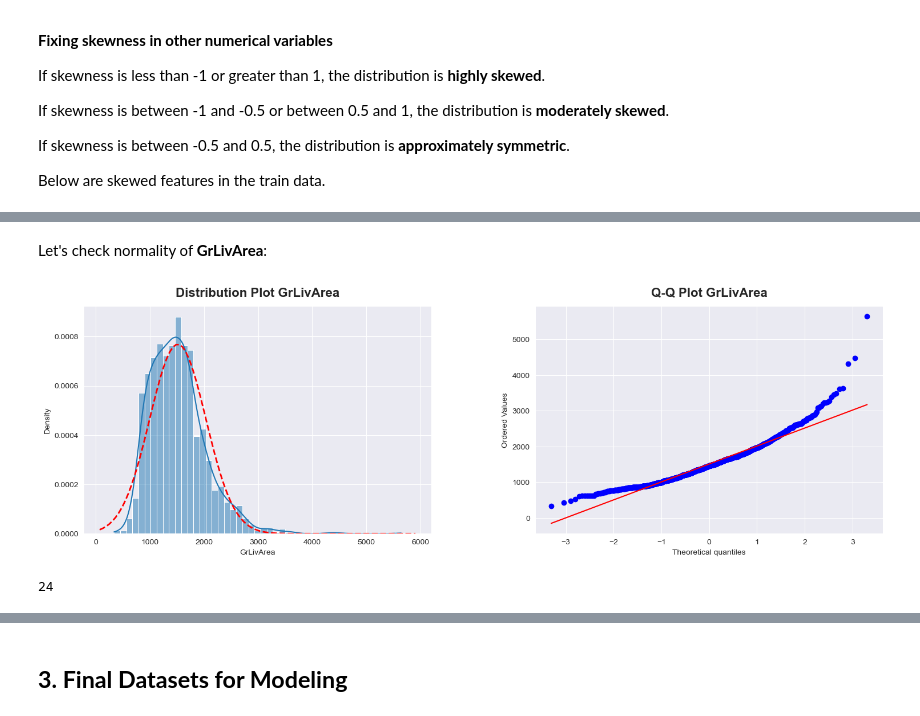
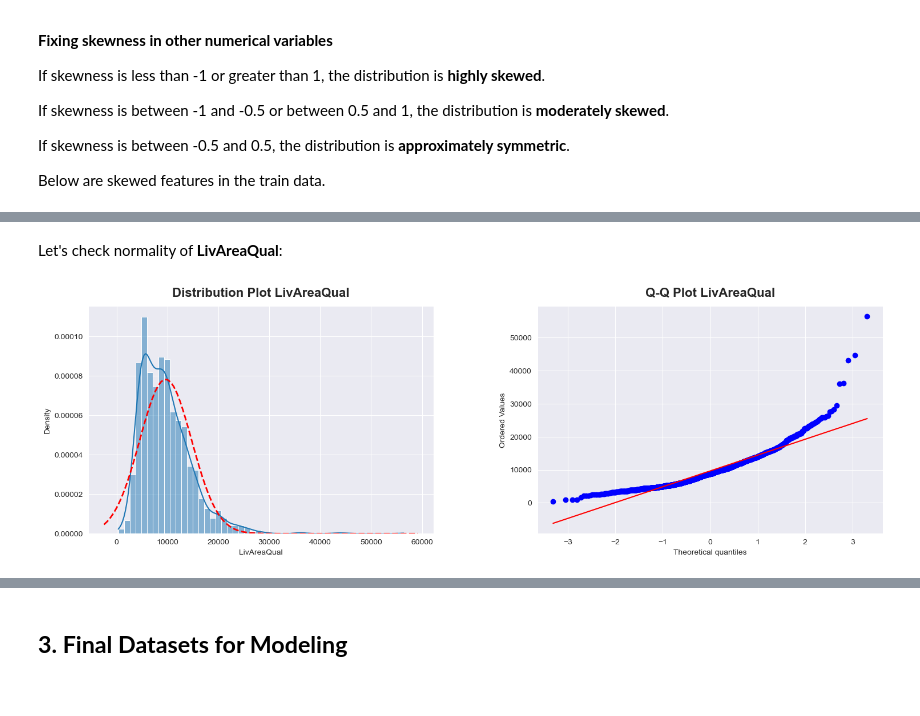
Before and after one commit to annugit1655/Real-Estate-Price-Prediction, a Jupyter notebook: Real-Estate-Price-Prediction/notebooks/02-Preprocessing-&-Feature-Engg.ipynb, the cells around one changed output, grey strips where cells are left out. Cells and saved outputs as stored; diff of their text form; code cells hidden in the pictures.

```diff
--- a/Real-Estate-Price-Prediction/notebooks/02-Preprocessing-&-Feature-Engg.ipynb
+++ b/Real-Estate-Price-Prediction/notebooks/02-Preprocessing-&-Feature-Engg.ipynb
@@ -627,8 +633,11 @@ train_df[selected_cat_cols].isnull.sum()
 cat_qual_cols = ['ExterQual', 'KitchenQual', 'BsmtQual']
 for col in cat_qual_cols:
     qual_map = {'No': 0, 'Po': 1, 'Fa': 2, 'TA': 3, 'Gd': 4, 'Ex': 5}
-    train_df[col] = train_df[col].map(lambda x: qual_map.get(x, 0))  # Map to numeric, default to 0 for 'No' or missing
+    train_df[col] = train_df[col].map(lambda x: qual_map.get(x, 0)) # Map to numeric, default to 0 for 'No' or missing
+    test_df[col] = test_df[col].map(lambda x: qual_map.get(x, 0))
 
 train_df['GarageFinish'] = train_df['GarageFinish'].map({'No': 0, 'Unf': 1, 'RFn': 2, 'Fin': 3})
+test_df['GarageFinish'] = test_df['GarageFinish'].map({'No': 0, 'Unf': 1, 'RFn': 2, 'Fin': 3})
 
 train_df['CentralAir'] = (train_df['CentralAir'] == 'Y').astype('bool')
+test_df['CentralAir'] = (test_df['CentralAir'] == 'Y').astype('bool')
@@ -716,10 +742,10 @@ BsmtUnfSF                   0.921631
 dtype: float64
 # %% [markdown]
-Let's check normality of __GrLivArea__:
+Let's check normality of __LivAreaQual__:
 # %%
-normality_plot(train_df['GrLivArea'])
+normality_plot(train_df['LivAreaQual'])
 # %% [output]
-[figure, old version]
+[figure, new version]
 # %%
 
 # Identify skewed columns
@@ -746,6 +768 @@ y = train_df['SalePrice']
 y_log = np.log1p(train_df['SalePrice'])
-# %%
-final_features = cat_features_selected + vif_final['Features'].tolist() + bool_features
-len(final_features)
-# %% [output]
-24
```
Also changed, not shown: parts of 24 cells of this notebook, 2 other files.
